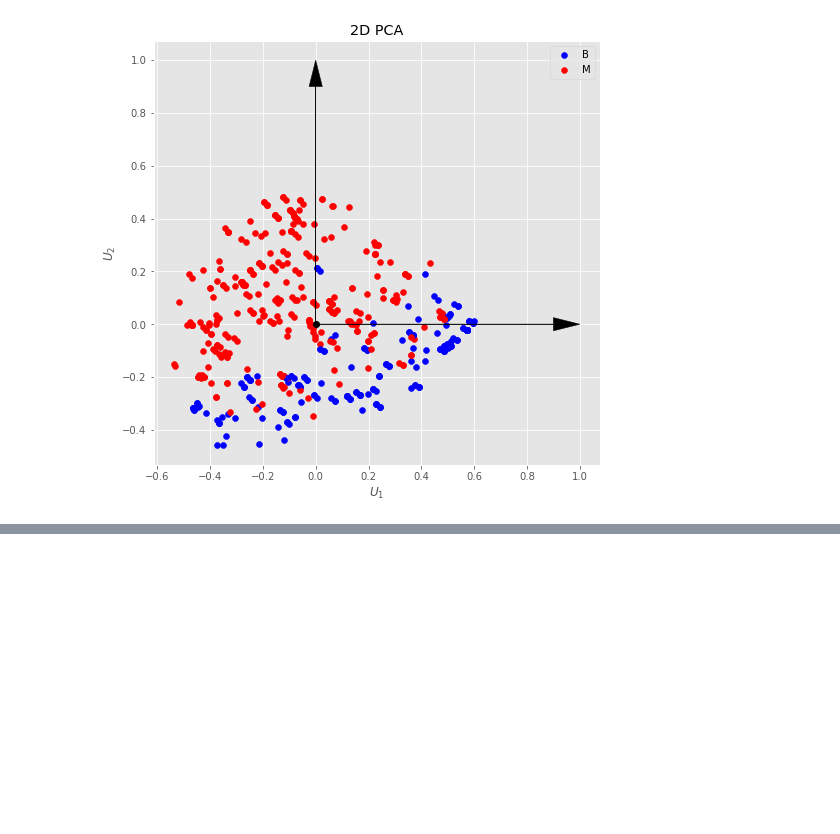
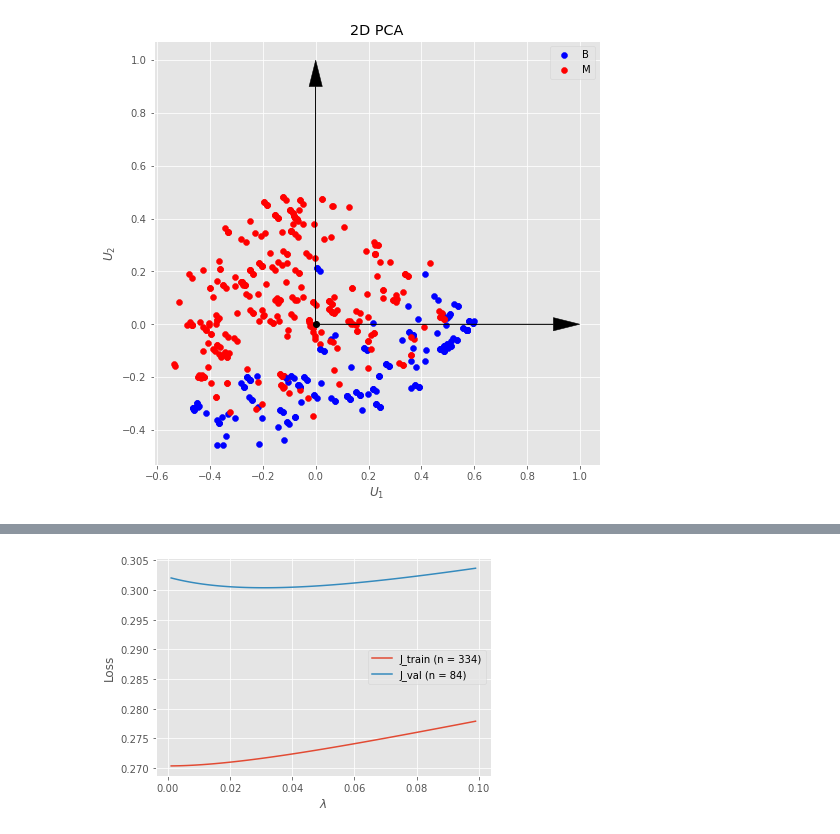
Before and after one commit to mlh-master/hw2_mlh-amit-yoel, a Jupyter notebook: HW2.ipynb, the cells around one changed output, grey strips where cells are left out. Cells and saved outputs as stored; diff of their text form; code cells hidden in the pictures; blank space fills up the shorter version.

```diff
--- a/HW2.ipynb
+++ b/HW2.ipynb
@@ -493,0 +513,19 @@ print(np.argmax(norm_lambda>0.95))
+# %%
+fine_lmbda = np.arange(0.001, 0.1, 0.001, dtype=np.float64)
+J_train = np.zeros_like(fine_lmbda)
+J_val = np.zeros_like(fine_lmbda)
+for idx, lb in enumerate(fine_lmbda):
+        C = 1/lb
+        log_reg = LogisticRegression(random_state=5, max_iter=2000, solver='lbfgs', C=C)
+        log_reg.fit(x_train_pca, y_train_pca.ravel())
+        J_train[idx] = log_loss(y_train_pca, log_reg.predict_proba(x_train_pca))
+        J_val[idx] = log_loss(y_val_pca, log_reg.predict_proba(x_val_pca))
+
+plt.plot(fine_lmbda, J_train)
+plt.plot(fine_lmbda, J_val)
+plt.xlabel('$\lambda$')
+plt.ylabel('Loss')
+plt.legend(['J_train (n = ' + str(x_train_pca.shape[0]) + ')', 'J_val (n = ' + str(x_val_pca.shape[0]) + ')'])
+plt.show()
+# %% [output]
+[figure, added]
```
Also changed, not shown: parts of 49 cells of this notebook.
